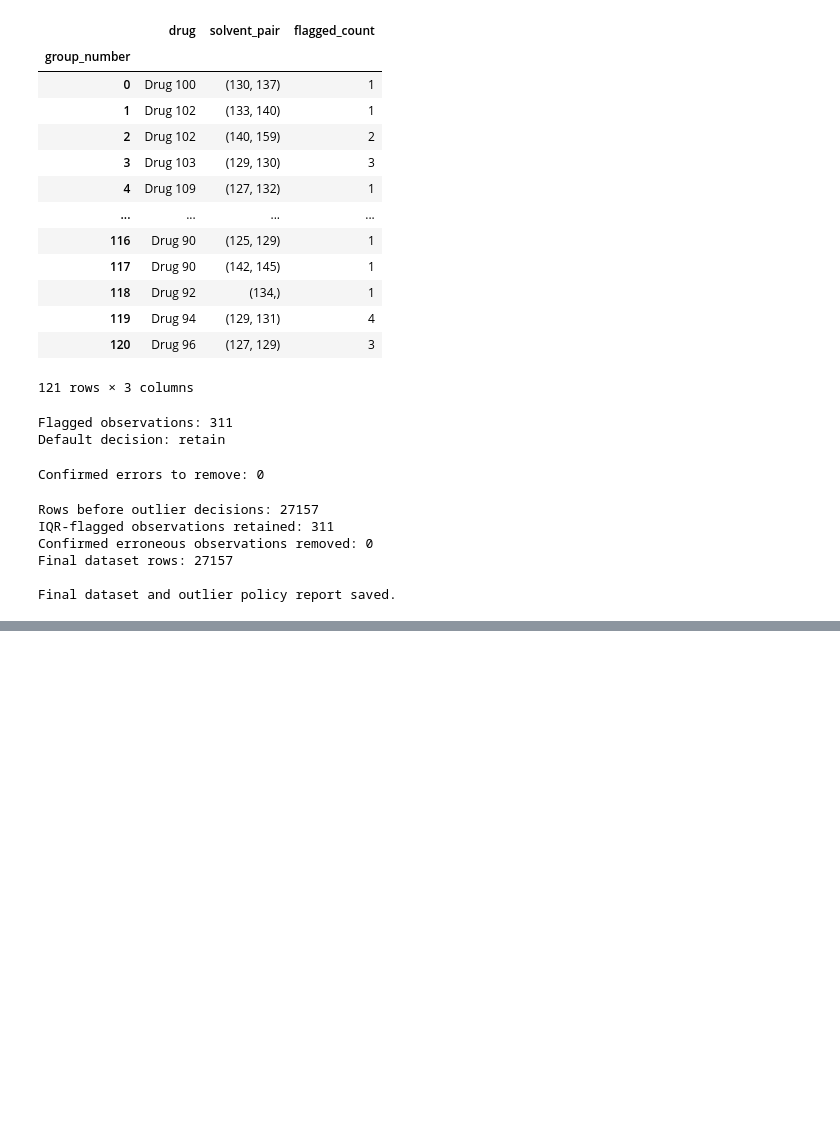
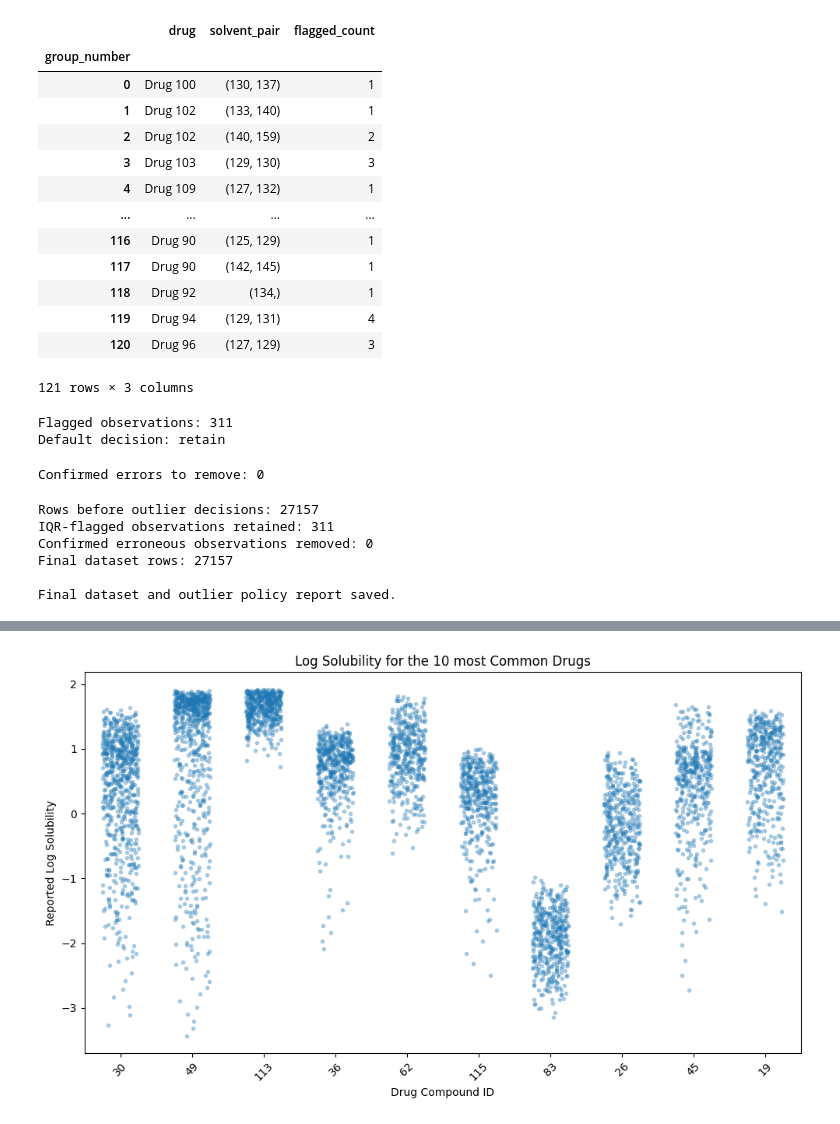
Before and after one commit to nami-nia/CHE1147-Data-Science-Project, a Jupyter notebook: data_cleaning_CL/CheMixHub_Final_Code_Draft.ipynb, the cells around one changed output, grey strips where cells are left out. Drawn from its saved outputs; the diff is of its cells as text; code cells hidden in the pictures; blank space fills up the shorter version.

```diff
--- a/data_cleaning_CL/CheMixHub_Final_Code_Draft.ipynb
+++ b/data_cleaning_CL/CheMixHub_Final_Code_Draft.ipynb
@@ -1659 +1686,55 @@ plt.show()
+# %%
+#Correlation between 10 most common drug types and log solubility
+
+#Finding the most common drug types and separating them
+def parse_drug_ids(value):
+    if isinstance(value, str):
+        value = ast.literal_eval(value)
+    if isinstance(value, (list, tuple)):
+        ids = value
+    elif pd.isna(value):
+        return []
+    else:
+        ids = [value]
+
+    # Normalize values such as 115.0 to "115" for display.
+    return [
+        str(int(float(drug_id)))
+        if float(drug_id).is_integer()
+        else str(drug_id)
+        for drug_id in ids
+    ]
+
+plot_df = df.assign(
+    drug_id = df["cmp_ids_drug"].apply(parse_drug_ids)
+).explode("drug_id")
+
+top_drugs = plot_df["drug_id"].value_counts().head(10).index.tolist()
+plot_df = plot_df[plot_df["drug_id"].isin(top_drugs)].copy()
+plot_df["drug_id"] = pd.Categorical(
+    plot_df["drug_id"], categories=top_drugs, ordered=True
+)
+
+#Plotting the correlation
+plt.figure(figsize=(10, 6))
+sns.stripplot(
+    data=plot_df,
+    x="drug_id",
+    y="value",
+    order = top_drugs,
+    jitter = 0.25,
+    alpha=0.4,
+    size=4
+)
+
+plt.title("Log Solubility for the 10 most Common Drugs")
+plt.xlabel("Drug Compound ID")
+plt.ylabel("Reported Log Solubility")
+plt.xticks(rotation = 45)
+
+plt.tight_layout()
+plt.savefig("drug_vs_logsolubility.png", dpi=300)
+plt.show()
+# %% [output]
+[figure, added]
 # %%
```
Also changed, not shown: parts of 12 cells of this notebook, 4 other files.
